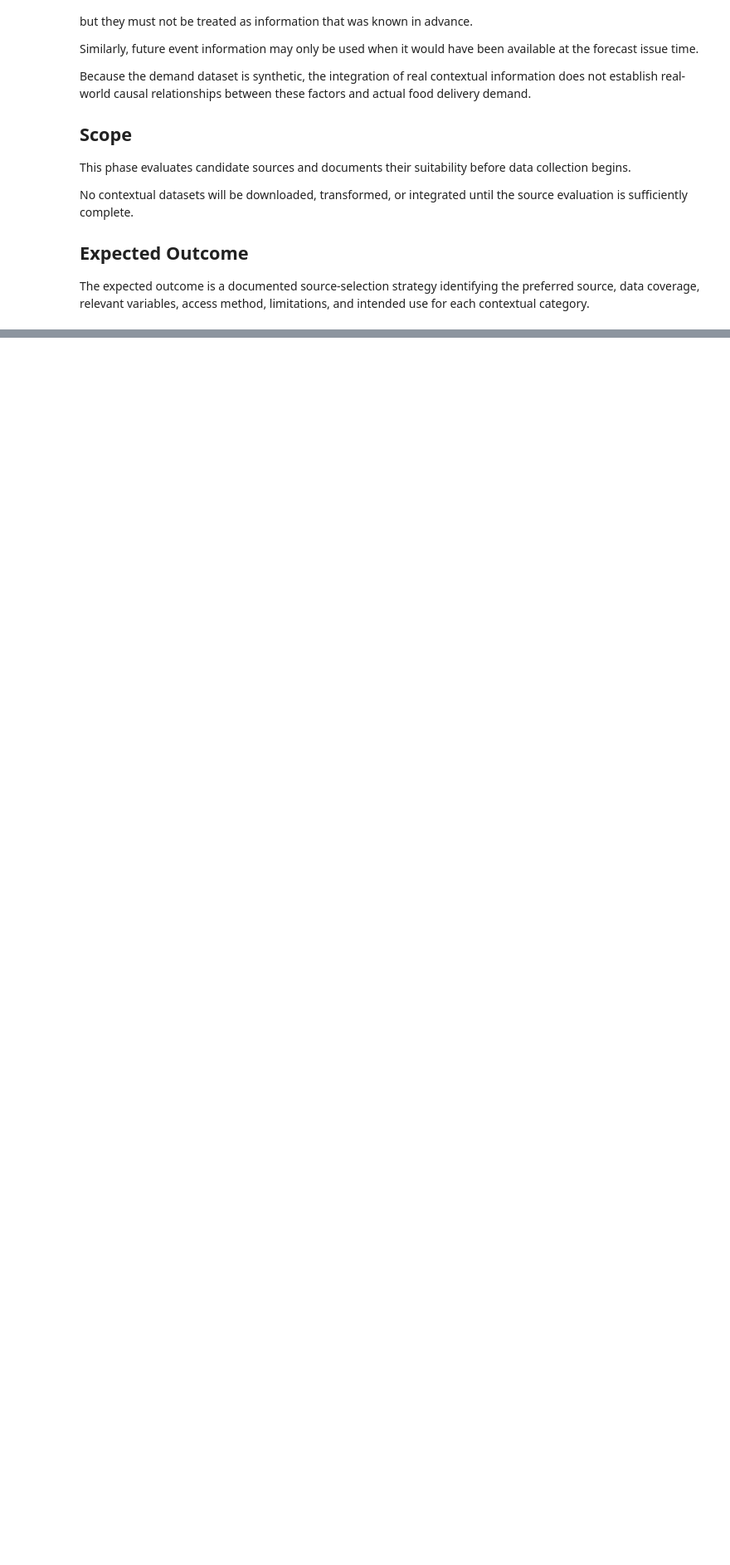
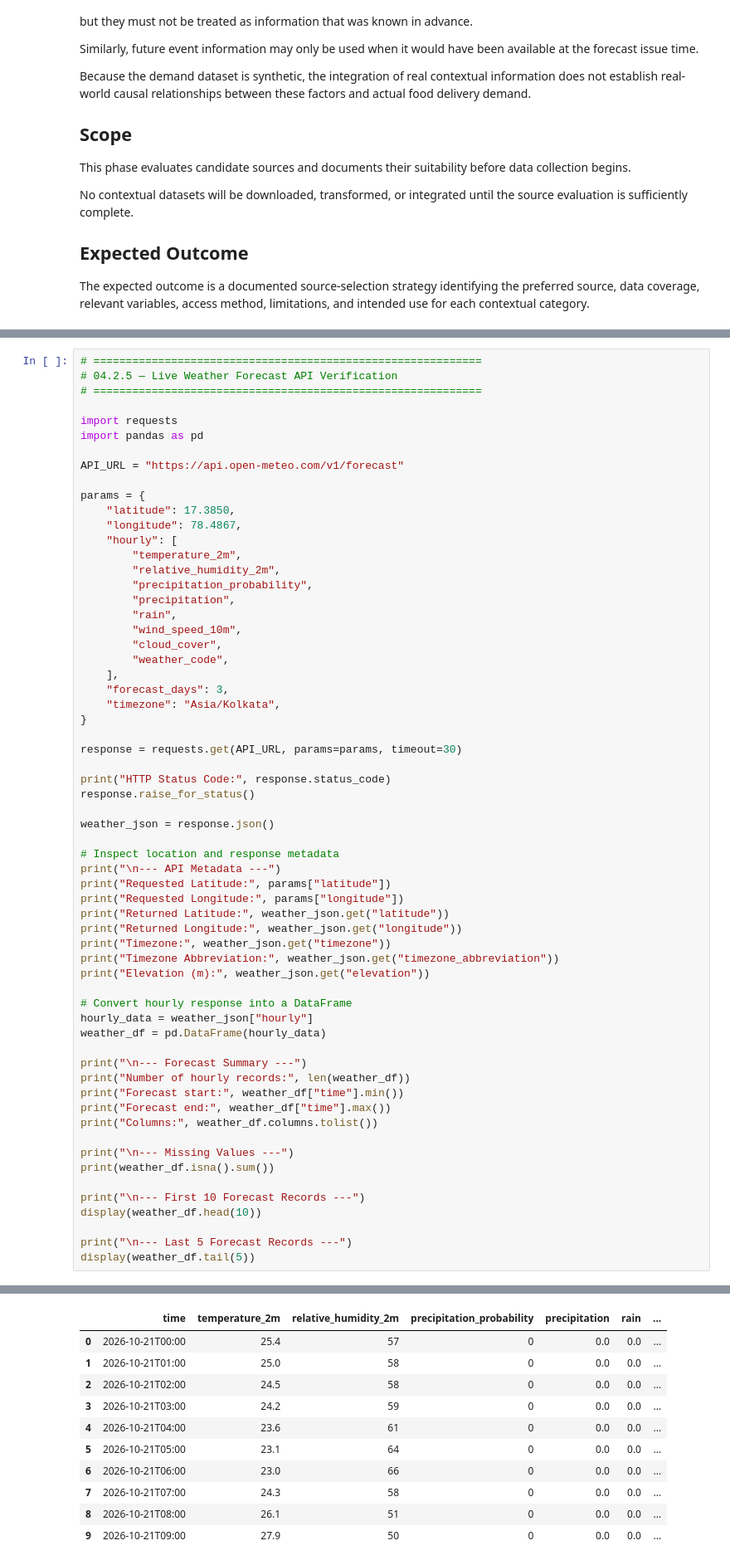
Before and after one commit to Venkatpotla33/AI-Enhanced-Hyperlocal-Food-Demand-Forecasting, a Jupyter notebook: notebooks/04_live_contextual_data_collection_and_integration.ipynb, the cells around one changed output, grey strips where cells are left out. Shown at 83% size. Cells and saved outputs as stored; diff of their text form; blank space fills up the shorter version.

```diff
--- a/notebooks/04_live_contextual_data_collection_and_integration.ipynb
+++ b/notebooks/04_live_contextual_data_collection_and_integration.ipynb
@@ -600,0 +1607,63 @@ The expected outcome is a documented source-selection strategy identifying the p
+# %%
+# ============================================================
+# 04.2.5 — Live Weather Forecast API Verification
+# ============================================================
+
+import requests
+import pandas as pd
+
+API_URL = "https://api.open-meteo.com/v1/forecast"
+
+params = {
+    "latitude": 17.3850,
+    "longitude": 78.4867,
+    "hourly": [
+        "temperature_2m",
+        "relative_humidity_2m",
+        "precipitation_probability",
+        "precipitation",
+        "rain",
+        "wind_speed_10m",
+        "cloud_cover",
+        "weather_code",
+    ],
+    "forecast_days": 3,
+    "timezone": "Asia/Kolkata",
+}
+
+response = requests.get(API_URL, params=params, timeout=30)
+
+print("HTTP Status Code:", response.status_code)
+response.raise_for_status()
+
+weather_json = response.json()
+
+# Inspect location and response metadata
+print("\n--- API Metadata ---")
+print("Requested Latitude:", params["latitude"])
+print("Requested Longitude:", params["longitude"])
+print("Returned Latitude:", weather_json.get("latitude"))
+print("Returned Longitude:", weather_json.get("longitude"))
+print("Timezone:", weather_json.get("timezone"))
+print("Timezone Abbreviation:", weather_json.get("timezone_abbreviation"))
+print("Elevation (m):", weather_json.get("elevation"))
+
+# Convert hourly response into a DataFrame
+hourly_data = weather_json["hourly"]
+weather_df = pd.DataFrame(hourly_data)
+
+print("\n--- Forecast Summary ---")
+print("Number of hourly records:", len(weather_df))
+print("Forecast start:", weather_df["time"].min())
+print("Forecast end:", weather_df["time"].max())
+print("Columns:", weather_df.columns.tolist())
+
+print("\n--- Missing Values ---")
+print(weather_df.isna().sum())
+
+print("\n--- First 10 Forecast Records ---")
+display(weather_df.head(10))
+
+print("\n--- Last 5 Forecast Records ---")
+display(weather_df.tail(5))
+# %% [output]
@@ -600,0 +1687,11 @@ The expected outcome is a documented source-selection strategy identifying the p
+|  | time | temperature_2m | relative_humidity_2m | precipitation_probability | precipitation | rain | ... |
+| 0 | 2026-10-21T00:00 | 25.4 | 57 | 0 | 0.0 | 0.0 | ... |
+| 1 | 2026-10-21T01:00 | 25.0 | 58 | 0 | 0.0 | 0.0 | ... |
+| 2 | 2026-10-21T02:00 | 24.5 | 58 | 0 | 0.0 | 0.0 | ... |
+| 3 | 2026-10-21T03:00 | 24.2 | 59 | 0 | 0.0 | 0.0 | ... |
+| 4 | 2026-10-21T04:00 | 23.6 | 61 | 0 | 0.0 | 0.0 | ... |
+| 5 | 2026-10-21T05:00 | 23.1 | 64 | 0 | 0.0 | 0.0 | ... |
+| 6 | 2026-10-21T06:00 | 23.0 | 66 | 0 | 0.0 | 0.0 | ... |
+| 7 | 2026-10-21T07:00 | 24.3 | 58 | 0 | 0.0 | 0.0 | ... |
+| 8 | 2026-10-21T08:00 | 26.1 | 51 | 0 | 0.0 | 0.0 | ... |
+| 9 | 2026-10-21T09:00 | 27.9 | 50 | 0 | 0.0 | 0.0 | ... |
```
Also changed, not shown: parts of 27 cells of this notebook, 3 other files.
